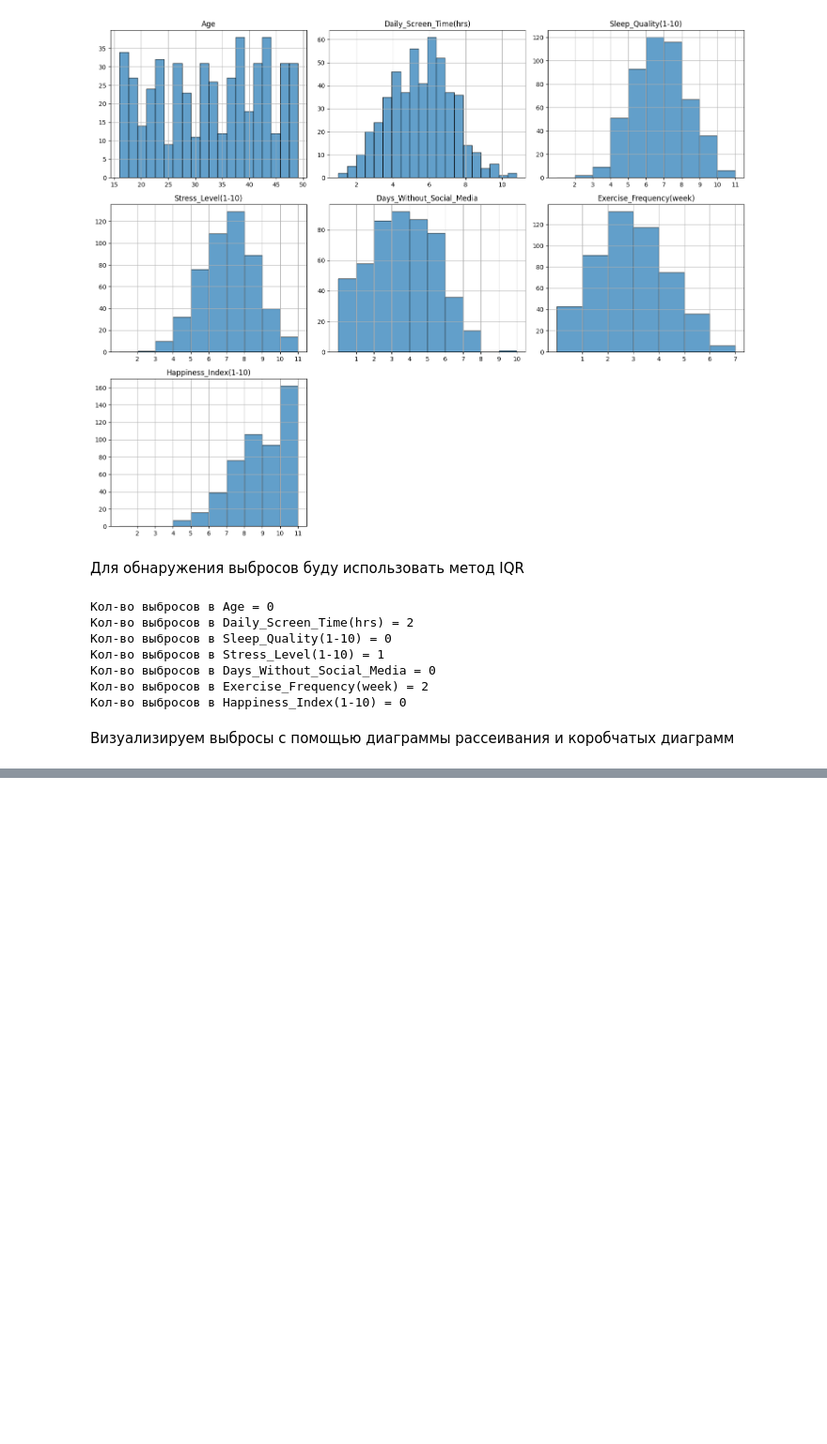
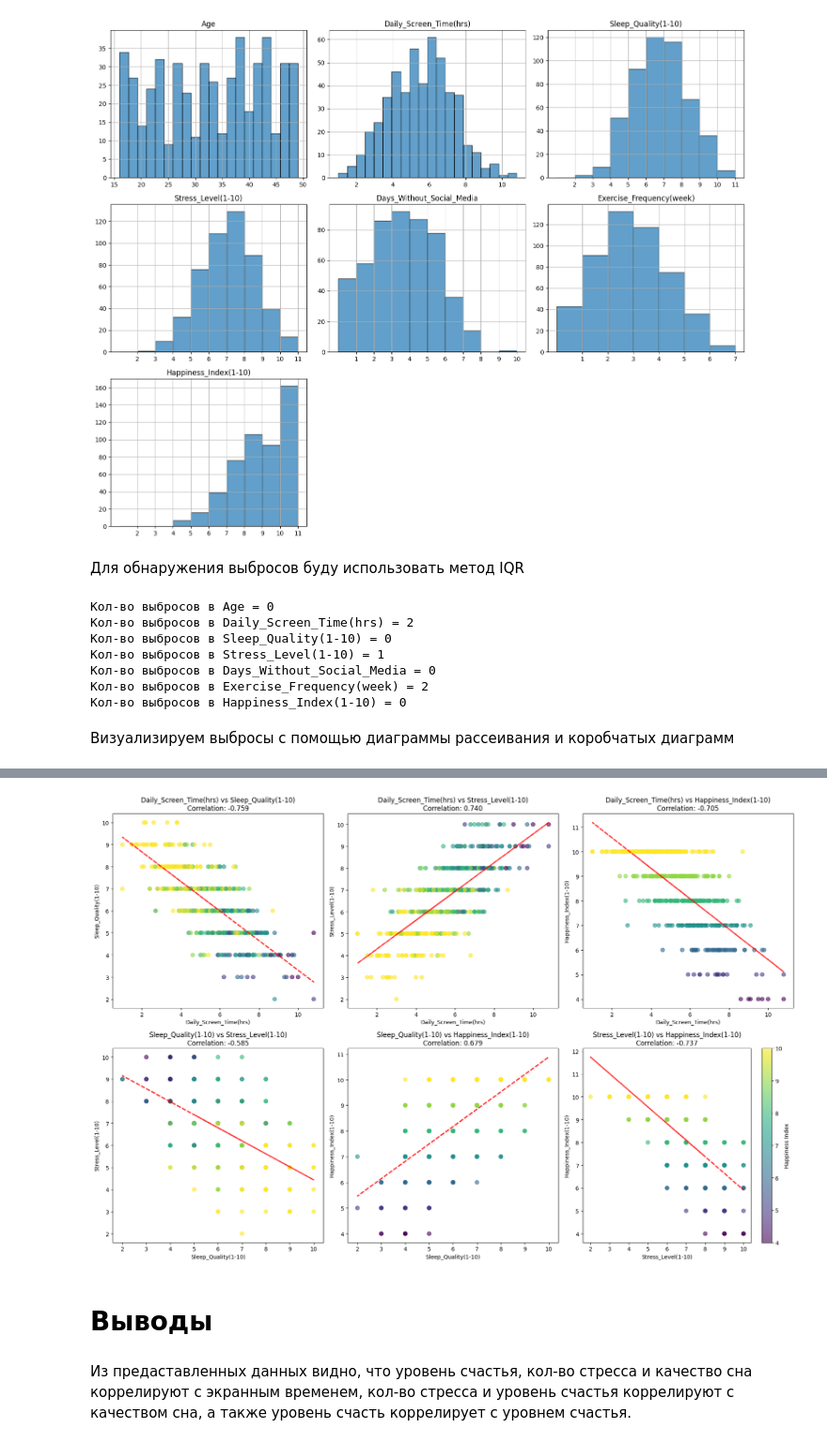
Before and after one commit to porofieff/ML_ETU, a Jupyter notebook: Lab1/Lab1_3375_ПорофиевЕА.ipynb, the cells around one changed output, grey strips where cells are left out. Shown at 94% size. Drawn from its saved outputs; the diff is of its cells as text; code cells hidden in the pictures; blank space fills up the shorter version.

```diff
--- a/Lab1/Lab1_3375_ПорофиевЕА.ipynb
+++ b/Lab1/Lab1_3375_ПорофиевЕА.ipynb
@@ -225,0 +256,39 @@ for col, outliers in attributes:
+# %%
+key_pairs = [
+    ('Daily_Screen_Time(hrs)', 'Sleep_Quality(1-10)'),
+    ('Daily_Screen_Time(hrs)', 'Stress_Level(1-10)'),
+    ('Daily_Screen_Time(hrs)', 'Happiness_Index(1-10)'),
+    ('Sleep_Quality(1-10)', 'Stress_Level(1-10)'),
+    ('Sleep_Quality(1-10)', 'Happiness_Index(1-10)'),
+    ('Stress_Level(1-10)', 'Happiness_Index(1-10)'),
+]
+
+fig, axes = plt.subplots(2, 3, figsize=(18, 12))
+axes = axes.flatten()
+
+for i, (x_col, y_col) in enumerate(key_pairs):
+    scatter = axes[i].scatter(df[x_col], df[y_col], alpha=0.6, c=df['Happiness_Index(1-10)'],
+                             cmap='viridis', s=50)
+    axes[i].set_xlabel(x_col)
+    axes[i].set_ylabel(y_col)
+
+    # Добавляем линию тренда
+    z = np.polyfit(df[x_col], df[y_col], 1)
+    p = np.poly1d(z)
+    axes[i].plot(df[x_col], p(df[x_col]), "r--", alpha=0.8, linewidth=2)
+
+    corr = df[x_col].corr(df[y_col])
+    axes[i].set_title(f'{x_col} vs {y_col}\nCorrelation: {corr:.3f}')
+
+    if i == len(key_pairs) - 1:
+        cbar = plt.colorbar(scatter, ax=axes[i])
+        cbar.set_label('Happiness Index')
+
+plt.tight_layout()
+plt.show()
+# %% [output]
+[figure, added]
+# %% [markdown]
+# Выводы
+# %% [markdown]
+Из предаставленных данных видно, что уровень счастья, кол-во стресса и качество сна коррелируют с экранным временем, кол-во стресса и уровень счастья коррелируют с качеством сна, а также уровень счасть коррелирует с уровнем счастья.
```
Also changed, not shown: parts of 7 cells of this notebook.
